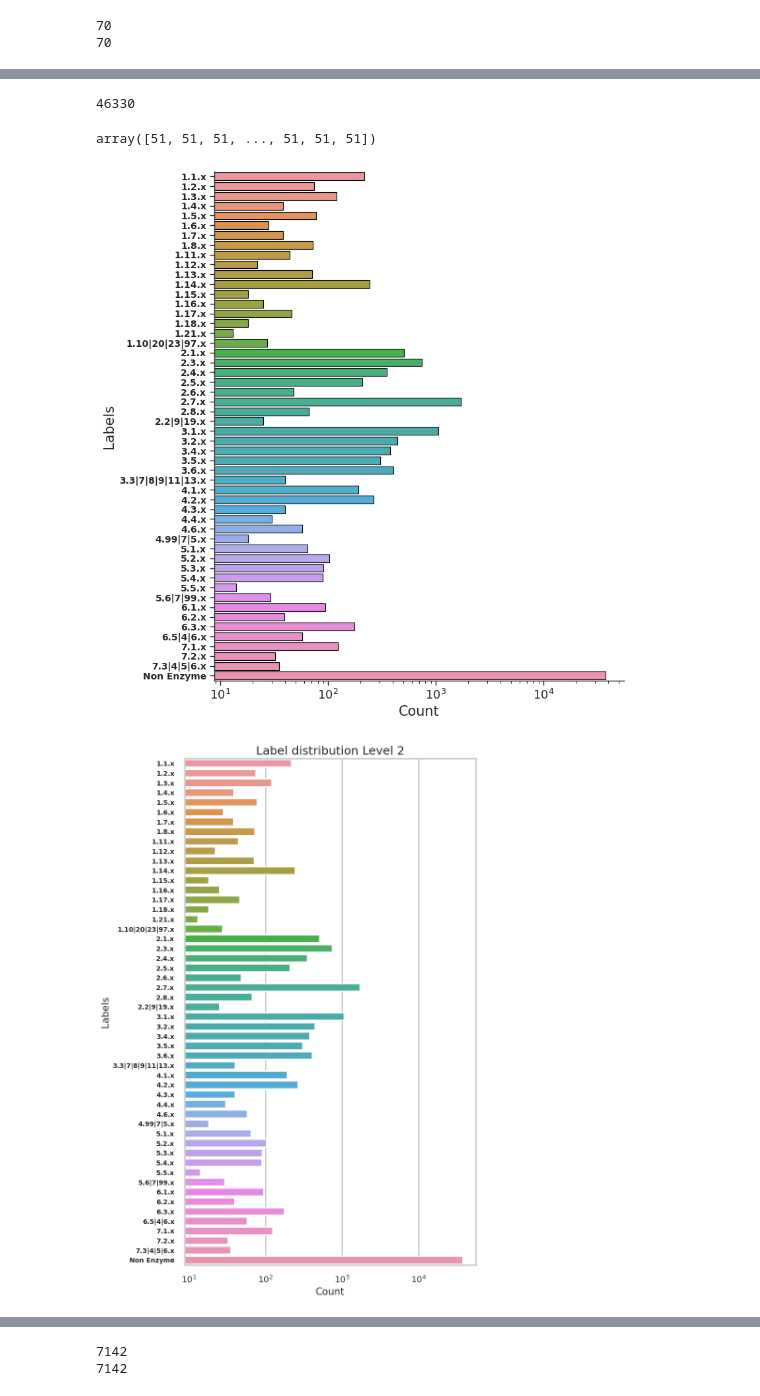
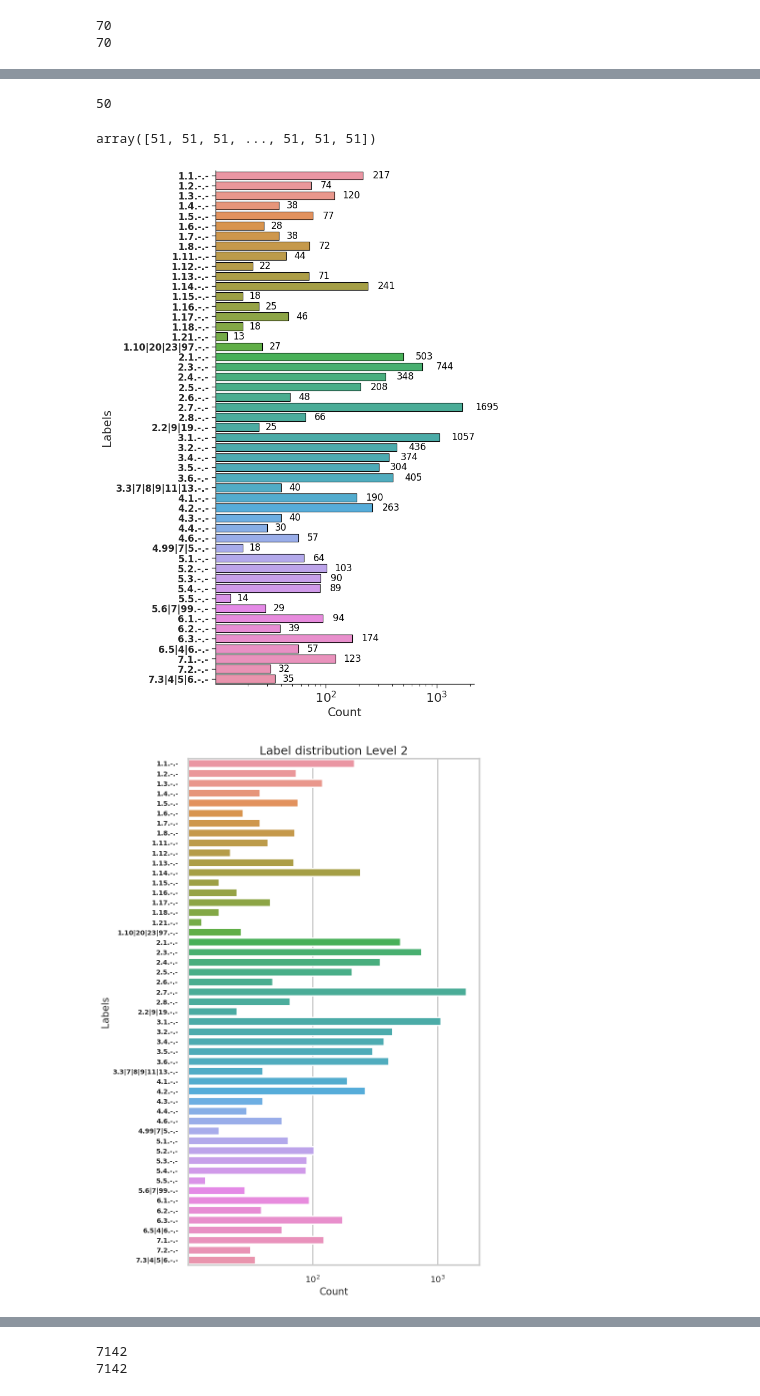
Before and after one commit to github4touchdouble/nnet-enzyme, a Jupyter notebook: tf_cnn_esm2/2nd_ec_class_pred/cnn_2nd_class.ipynb, the cells around one changed output, grey strips where cells are left out. Saved outputs shown, nothing was run; the diff lists cells and outputs as text; code cells hidden in the pictures.

```diff
--- a/tf_cnn_esm2/2nd_ec_class_pred/cnn_2nd_class.ipynb
+++ b/tf_cnn_esm2/2nd_ec_class_pred/cnn_2nd_class.ipynb
@@ -446,12 +443,12 @@ del y_non_enzymes
 y_non_enzymes = np.array([51 for _ in X_non_enzymes])
 # %%
 
-X = np.vstack((X, X_non_enzymes))
-y = np.hstack((y, y_non_enzymes))
+# X = np.vstack((X, X_non_enzymes))
+# y = np.hstack((y, y_non_enzymes))
+
+print(max(y))
+# %% [output]
+50
-# %%
-len(y)
-# %% [output]
-46330
 # %%
 y_non_enzymes
 # %% [output]
@@ -462,7 +459,7 @@ array([51, 51, 51, ..., 51, 51, 51])
 
 X_train, X_test, y_train, y_test = train_test_split(X, y, test_size=0.30, random_state=42)
 # %%
-plt.figure(figsize=(8, 10))
+plt.figure(figsize=(6, 12))
 # Plot fore level 2
 sns.set_palette("colorblind")
 sns.set("paper")
@@ -474,12 +471,19 @@ countplot.set_yticklabels(countplot.get_yticklabels())  # Adjust rotation if nee
 # Add labels and title
 plt.title("", fontsize=18)
 
-y_labels = [f'{label}.x' for label in list(comp_label_to_ec_non_ez.values()) if label != "Non enzyme"]
-y_labels.append("Non Enzyme")
-plt.yticks(range(0,52), y_labels)
-
-plt.xticks(fontsize=13)
-plt.yticks(fontsize=10, weight="bold")
+y_labels = [f'{label}.-.-' for label in list(comp_label_to_ec_non_ez.values()) if label != "Non enzyme"]
+# y_labels.append("Non Enzyme")
+plt.yticks(range(0,51), y_labels)
+# Annotate each bar with its value using log scale offset
+for p in countplot.patches:
+    count = p.get_width()  # Use get_width for horizontal bars
+    if count > 0:
+        log_count = np.log10(count + 20)
+        countplot.annotate(f'{int(count)}', (p.get_width(), p.get_y() + p.get_height() / 2.),
+                           ha='center', va='center', fontsize=12, color='black', xytext=(log_count * 10, 0),
+                           textcoords='offset points', rotation=0)
+plt.xticks(fontsize=16)
+plt.yticks(fontsize=12, weight="bold")
 plt.xlabel("Count", fontsize=15)
 plt.xscale('log')
 plt.ylabel("Labels", fontsize=15)
@@ -500,9 +504,9 @@ countplot.set_yticklabels(countplot.get_yticklabels())  # Adjust rotation if nee
 # Add labels and title
 plt.title("Label distribution Level 2", fontsize=18)
 
-y_labels = [f'{label}.x' for label in list(comp_label_to_ec_non_ez.values()) if label != "Non enzyme"]
-y_labels.append("Non Enzyme")
-plt.yticks(range(0,52), y_labels)
+y_labels = [f'{label}.-.-' for label in list(comp_label_to_ec_non_ez.values()) if label != "Non enzyme"]
+# y_labels.append("Non Enzyme")
+plt.yticks(range(0,51), y_labels)
 
 plt.xticks(fontsize=13)
 plt.yticks(fontsize=10, weight="bold")
@@ -511,39 +515,45 @@ plt.xlabel("Count", fontsize=15)
 plt.ylabel("Labels", fontsize=15)
 
 # Show the plot
 plt.show()
 
 plt.figure(figsize=(14, 6))
 # plot with log scale
 sns.set_palette("colorblind")
 sns.set("paper")
 sns.set_style("ticks")
 plt.xticks(fontsize=13)
 plt.yticks(fontsize=13)
 
 countplot = sns.countplot(x=y, edgecolor='black')
 countplot.set_xticklabels(countplot.get_xticklabels(), rotation=90)
 
 
 # Set logarithmic scale on y-axis
 plt.yscale('log')
 
 
-x_labels = [f'{label}.x' for label in list(comp_label_to_ec_non_ez.values()) if label != "Non enzyme"]
-x_labels.append("Non Enzyme")
-plt.xticks(range(0,52), x_labels)
+x_labels = [f'{label}.-.-.-' for label in list(comp_label_to_ec_non_ez.values()) if label != "Non enzyme"]
+# x_labels.append("Non Enzyme")
+plt.xticks(range(0,51), x_labels)
 
-plt.yticks(fontsize=13)
-plt.xticks(fontsize=10, weight="bold")
-
+plt.yticks(fontsize=16)
+plt.xticks(fontsize=16, weight="bold")
 # Add labels and title
 plt.title("", fontsize=18)
 plt.xlabel("Labels", fontsize=15)
 plt.ylabel("Count", fontsize=15)
-
+# Annotate each bar with its value using log scale offset
+for p in countplot.patches:
+    count = p.get_height()
+    if count > 0:
+        log_count = np.log10(count + 100)
+        countplot.annotate(f'{int(count)}', (p.get_x() + p.get_width() / 2., p.get_height()),
+                           ha='center', va='center', fontsize=14, color='black', xytext=(0, log_count * 10),
+                           textcoords='offset points', rotation=90)
 sns.despine()
 
 plt.show()
 # %% [output]
-[figure, old version]
+[figure, new version]
-[figure, old version]
+[figure, new version]
```
Also changed, not shown: parts of 12 cells of this notebook, 5 other files.
